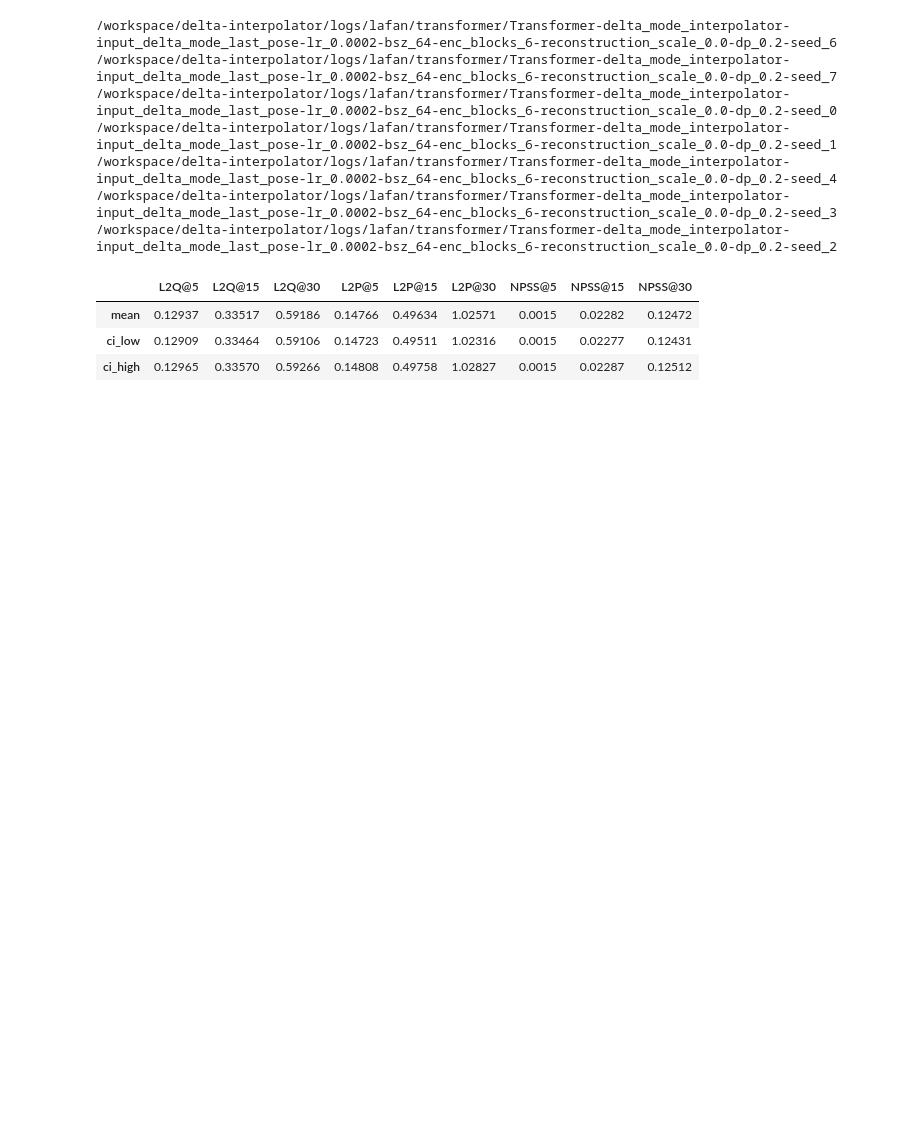
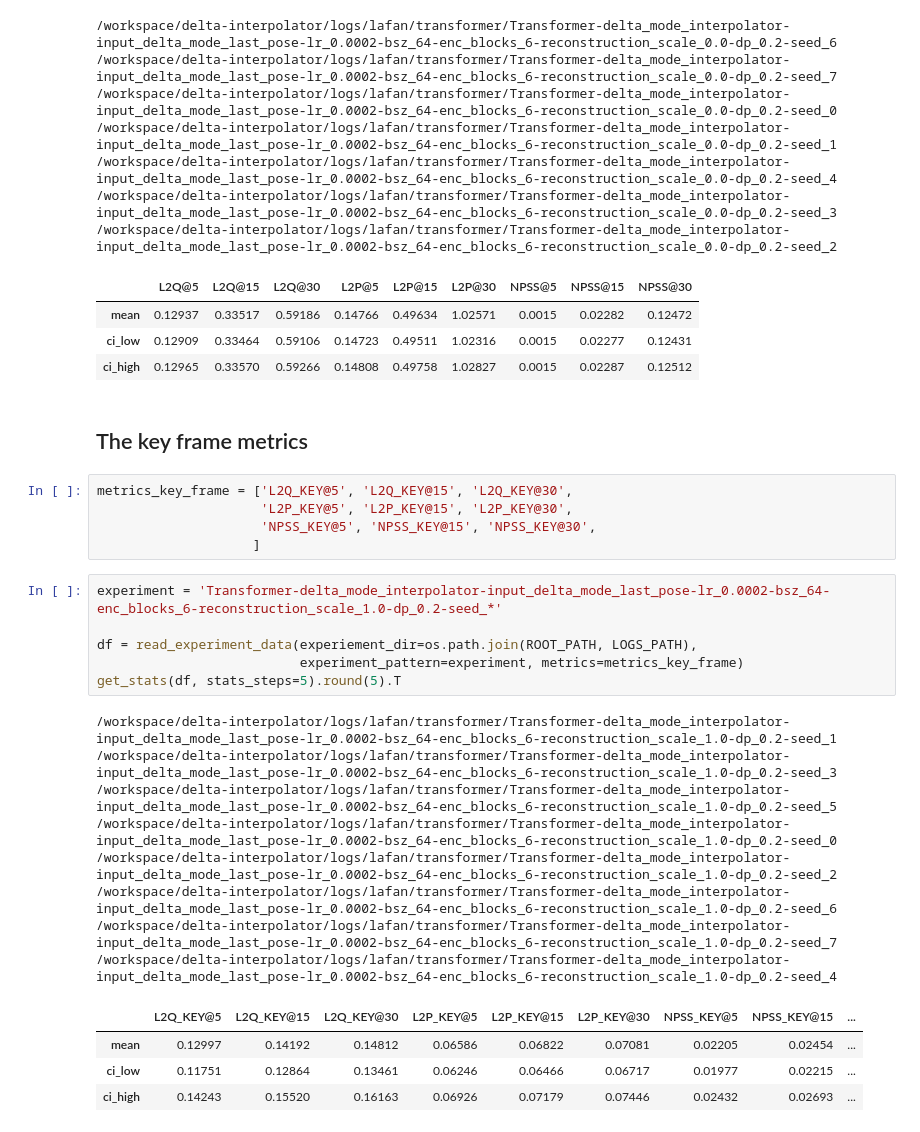
Before and after one commit to boreshkinai/delta-interpolator, a Jupyter notebook: LaFAN1Results.ipynb, the cells around one changed output. Drawn from its saved outputs; the diff is of its cells as text; blank space fills up the shorter version.

Commit message:
Added metric evaluation on key frames

```diff
--- a/LaFAN1Results.ipynb
+++ b/LaFAN1Results.ipynb
@@ -224,3 +224,29 @@ get_stats(df, stats_steps=5).round(5).T
 | mean | 0.12937 | 0.33517 | 0.59186 | 0.14766 | 0.49634 | 1.02571 | 0.0015 | 0.02282 | 0.12472 |
 | ci_low | 0.12909 | 0.33464 | 0.59106 | 0.14723 | 0.49511 | 1.02316 | 0.0015 | 0.02277 | 0.12431 |
 | ci_high | 0.12965 | 0.33570 | 0.59266 | 0.14808 | 0.49758 | 1.02827 | 0.0015 | 0.02287 | 0.12512 |
+# %% [markdown]
+## The key frame metrics
+# %%
+metrics_key_frame = ['L2Q_KEY@5', 'L2Q_KEY@15', 'L2Q_KEY@30',
+                     'L2P_KEY@5', 'L2P_KEY@15', 'L2P_KEY@30',
+                     'NPSS_KEY@5', 'NPSS_KEY@15', 'NPSS_KEY@30',
+                    ]
+# %%
+experiment = 'Transformer-delta_mode_interpolator-input_delta_mode_last_pose-lr_0.0002-bsz_64-enc_blocks_6-reconstruction_scale_1.0-dp_0.2-seed_*'
+
+df = read_experiment_data(experiement_dir=os.path.join(ROOT_PATH, LOGS_PATH),
+                          experiment_pattern=experiment, metrics=metrics_key_frame)
+get_stats(df, stats_steps=5).round(5).T
+# %% [output]
+/workspace/delta-interpolator/logs/lafan/transformer/Transformer-delta_mode_interpolator-input_delta_mode_last_pose-lr_0.0002-bsz_64-enc_blocks_6-reconstruction_scale_1.0-dp_0.2-seed_1
+/workspace/delta-interpolator/logs/lafan/transformer/Transformer-delta_mode_interpolator-input_delta_mode_last_pose-lr_0.0002-bsz_64-enc_blocks_6-reconstruction_scale_1.0-dp_0.2-seed_3
+/workspace/delta-interpolator/logs/lafan/transformer/Transformer-delta_mode_interpolator-input_delta_mode_last_pose-lr_0.0002-bsz_64-enc_blocks_6-reconstruction_scale_1.0-dp_0.2-seed_5
+/workspace/delta-interpolator/logs/lafan/transformer/Transformer-delta_mode_interpolator-input_delta_mode_last_pose-lr_0.0002-bsz_64-enc_blocks_6-reconstruction_scale_1.0-dp_0.2-seed_0
+/workspace/delta-interpolator/logs/lafan/transformer/Transformer-delta_mode_interpolator-input_delta_mode_last_pose-lr_0.0002-bsz_64-enc_blocks_6-reconstruction_scale_1.0-dp_0.2-seed_2
+/workspace/delta-interpolator/logs/lafan/transformer/Transformer-delta_mode_interpolator-input_delta_mode_last_pose-lr_0.0002-bsz_64-enc_blocks_6-reconstruction_scale_1.0-dp_0.2-seed_6
+/workspace/delta-interpolator/logs/lafan/transformer/Transformer-delta_mode_interpolator-input_delta_mode_last_pose-lr_0.0002-bsz_64-enc_blocks_6-reconstruction_scale_1.0-dp_0.2-seed_7
+/workspace/delta-interpolator/logs/lafan/transformer/Transformer-delta_mode_interpolator-input_delta_mode_last_pose-lr_0.0002-bsz_64-enc_blocks_6-reconstruction_scale_1.0-dp_0.2-seed_4
+|  | L2Q_KEY@5 | L2Q_KEY@15 | L2Q_KEY@30 | L2P_KEY@5 | L2P_KEY@15 | L2P_KEY@30 | NPSS_KEY@5 | NPSS_KEY@15 | ... |
+| mean | 0.12997 | 0.14192 | 0.14812 | 0.06586 | 0.06822 | 0.07081 | 0.02205 | 0.02454 | ... |
+| ci_low | 0.11751 | 0.12864 | 0.13461 | 0.06246 | 0.06466 | 0.06717 | 0.01977 | 0.02215 | ... |
+| ci_high | 0.14243 | 0.15520 | 0.16163 | 0.06926 | 0.07179 | 0.07446 | 0.02432 | 0.02693 | ... |
```
Also changed, not shown: parts of 1 cell of this notebook, 2 other files.
